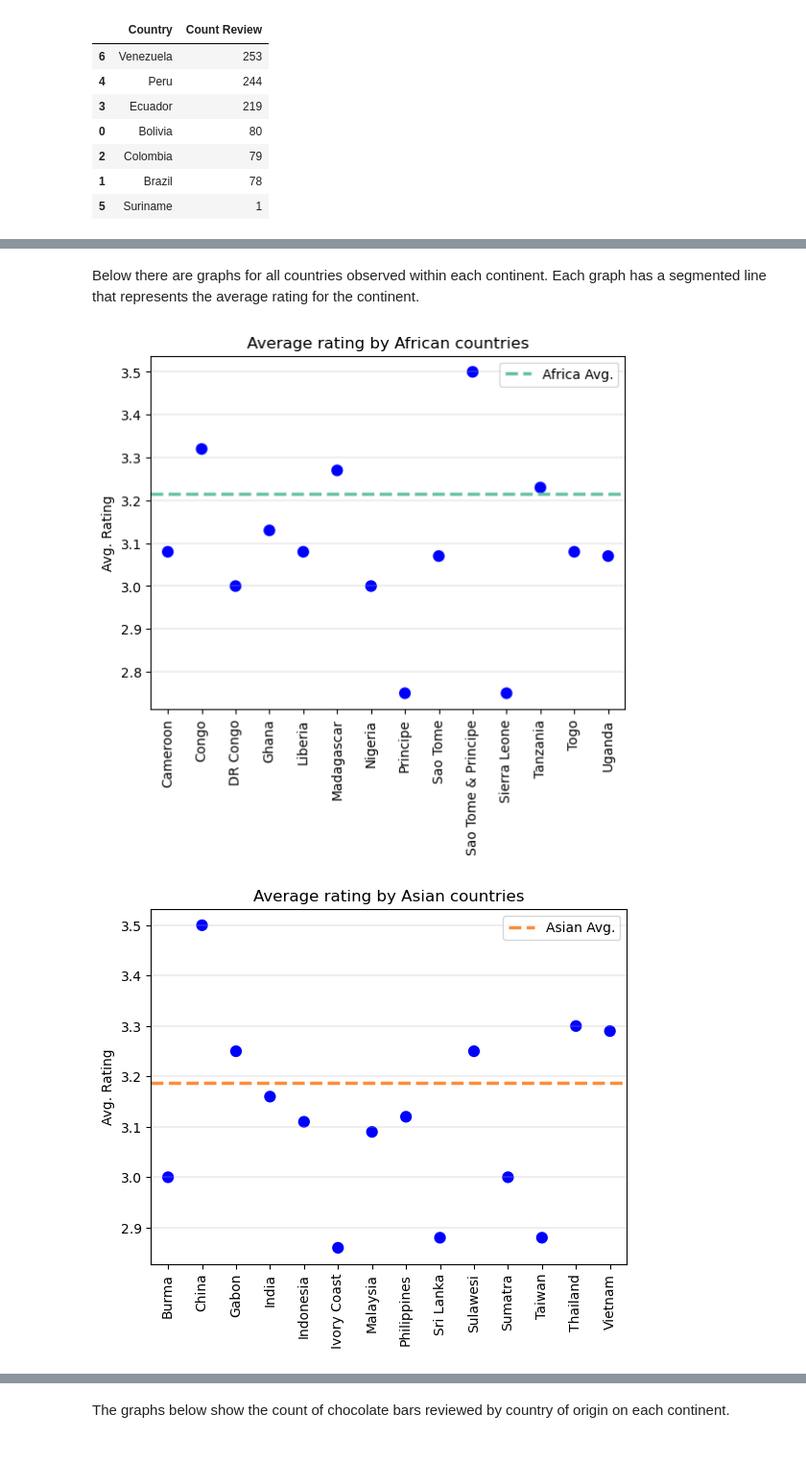
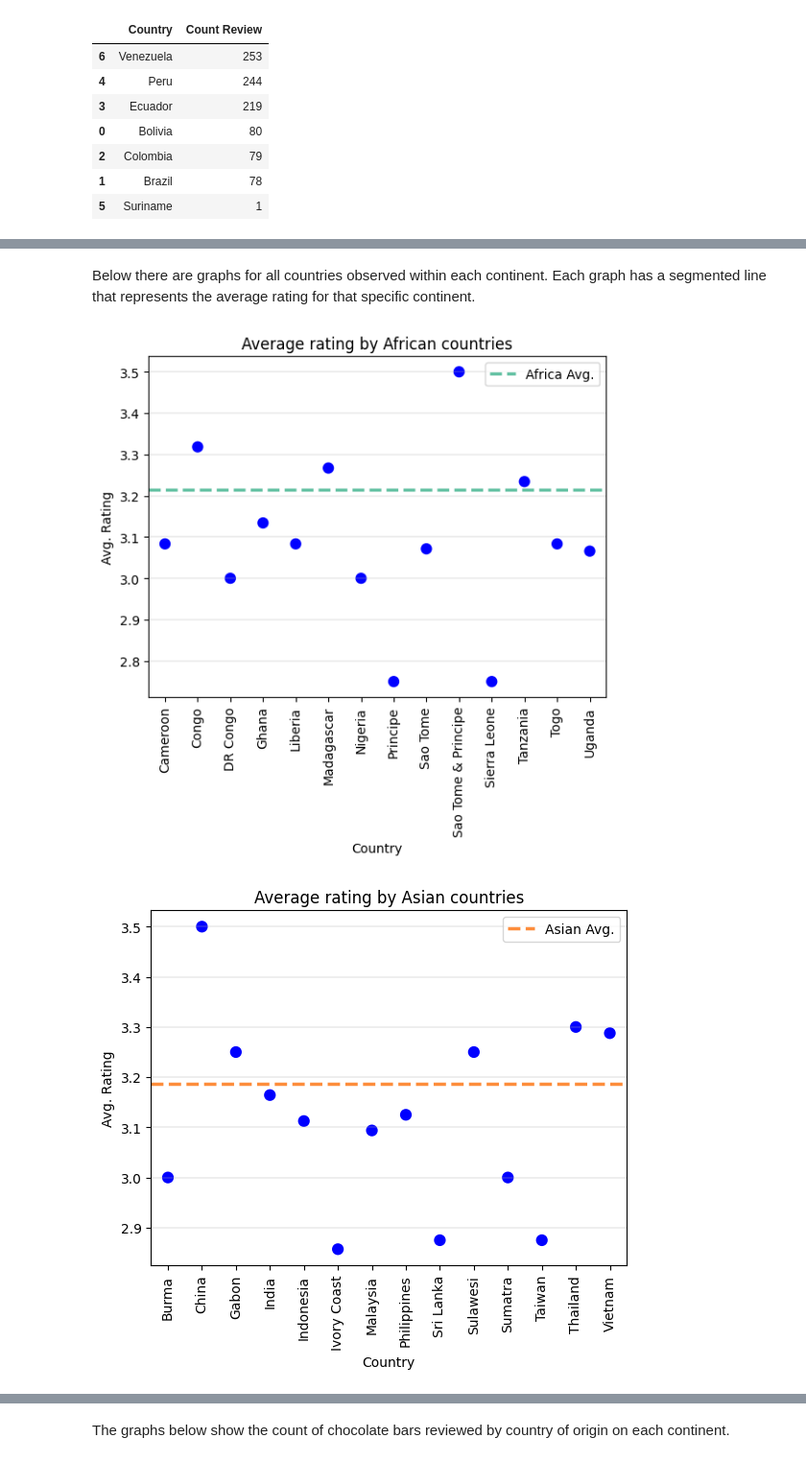
Before and after one commit to edolivasan/datacamp_competition_finding_the_best_chocolate_bars, a Jupyter notebook: finding_the_best_chocolate_bars_analysis.ipynb, the cells around one changed output, grey strips where cells are left out. Shown: that part at 96% size. Saved outputs shown, nothing was run; the diff lists cells and outputs as text; code cells hidden in the pictures.

```diff
--- a/finding_the_best_chocolate_bars_analysis.ipynb
+++ b/finding_the_best_chocolate_bars_analysis.ipynb
@@ -166,6 +172,8 @@ countries_map = {country: continent
                  for country in countries}
-# %%
-chocolate['bean_continent'] = chocolate.bean_origin.map(countries_map)
+# %%
+chocolate = chocolate.assign(
+    bean_continent = lambda x: x['bean_origin'].map(countries_map)
+)
 # %% [markdown]
 After segmenting the countries of origin by continent, it can be seen that there are 156 observations that could not be classified. Let's find out which country or countries could not be classified.
 # %%
@@ -189,6 +197,6 @@ Name: bean_origin, dtype: int64
 # %% [markdown]
 All countries of origin are correctly segmented. Note that we now have a total of 2374 observations.
 # %%
-chocolate = chocolate[chocolate.bean_origin != 'Blend']
-chocolate.bean_continent.value_counts(dropna = False).sort_values()
+chocolate = chocolate[chocolate['bean_origin'] != 'Blend']
+chocolate['bean_continent'].value_counts(dropna=False)
 # %% [output]
@@ -240,10 +247,9 @@ With respect to Asian countries: China, Thailand, Vietnam, Gabon, and Sulawesi h
 # %%
 bean_asia = chocolate[chocolate['bean_continent'] == 'Asia']
 # %%
-bean_asia_average = bean_asia.groupby('bean_origin', as_index = False).rating.mean().round(2)
-bean_asia_average.sort_values('bean_origin', inplace = True)
-bean_asia_average.rename(columns = {'bean_origin':'Country', 'rating':'Avg. Rating'}, inplace = True)
-bean_asia_average.sort_values('Avg. Rating', ascending = False)
+bean_asia_average = bean_asia.groupby(by='bean_origin', as_index=False)['rating'].mean()
+bean_asia_average.rename(columns={'bean_origin':'Country', 'rating':'Avg. Rating'}, inplace=True)
+bean_asia_average.sort_values(by='Avg. Rating', ascending=False).round(decimals=2)
 # %% [output]
 |  | Country | Avg. Rating |
 | 1 | China | 3.50 |
@@ -460,27 +460,29 @@ plt.show()
 # %% [markdown]
-Below there are graphs for all countries observed within each continent. Each graph has a segmented line that represents the average rating for the continent.
+Below there are graphs for all countries observed within each continent. Each graph has a segmented line that represents the average rating for that specific continent.
 # %%
-sns.pointplot(x = 'Country', y = 'Avg. Rating', data = bean_africa_average, join = False, color = 'blue')
-plt.axhline(chocolate[chocolate['bean_continent'] == 'Africa'].rating.mean(), color = '#66c2a4', linestyle='dashed', label = 'Africa Avg.', linewidth=2.5)
-plt.xticks(rotation = 90)
-plt.xlabel('')
+sns.pointplot(x='Country', y='Avg. Rating', data=bean_africa_average, join=False, color='blue')
+plt.axhline(chocolate[chocolate['bean_continent'] == 'Africa'].rating.mean(),
+            color='#66c2a4', linestyle='dashed', label='Africa Avg.', linewidth=2.5)
+plt.xticks(rotation=90)
+plt.xlabel('Country')
 plt.ylabel('Avg. Rating')
 plt.title('Average rating by African countries')
 plt.legend()
-plt.grid(axis = 'y', linewidth=0.3)
+plt.grid(axis='y', linewidth=0.3)
 plt.show()
 # %% [output]
-[figure, old version]
+[figure, new version]
 # %%
-sns.pointplot(x = 'Country', y = 'Avg. Rating', data = bean_asia_average, join = False, color = 'blue')
-plt.axhline(chocolate[chocolate['bean_continent'] == 'Asia'].rating.mean(), color = '#fd8d3c', linestyle='dashed', label = 'Asian Avg.', linewidth=2.5)
-plt.xticks(rotation = 90)
-plt.xlabel('')
+sns.pointplot(x='Country', y='Avg. Rating', data=bean_asia_average, join=False, color='blue')
+plt.axhline(chocolate[chocolate['bean_continent'] == 'Asia'].rating.mean(),
+            color='#fd8d3c', linestyle='dashed', label='Asian Avg.', linewidth=2.5)
+plt.xticks(rotation=90)
+plt.xlabel('Country')
 plt.ylabel('Avg. Rating')
 plt.title('Average rating by Asian countries')
 plt.legend()
-plt.grid(axis = 'y', linewidth=0.3)
+plt.grid(axis='y', linewidth=0.3)
 plt.show()
 # %% [output]
-[figure, old version]
+[figure, new version]
 # %%
```
Also changed, not shown: parts of 75 cells of this notebook.
